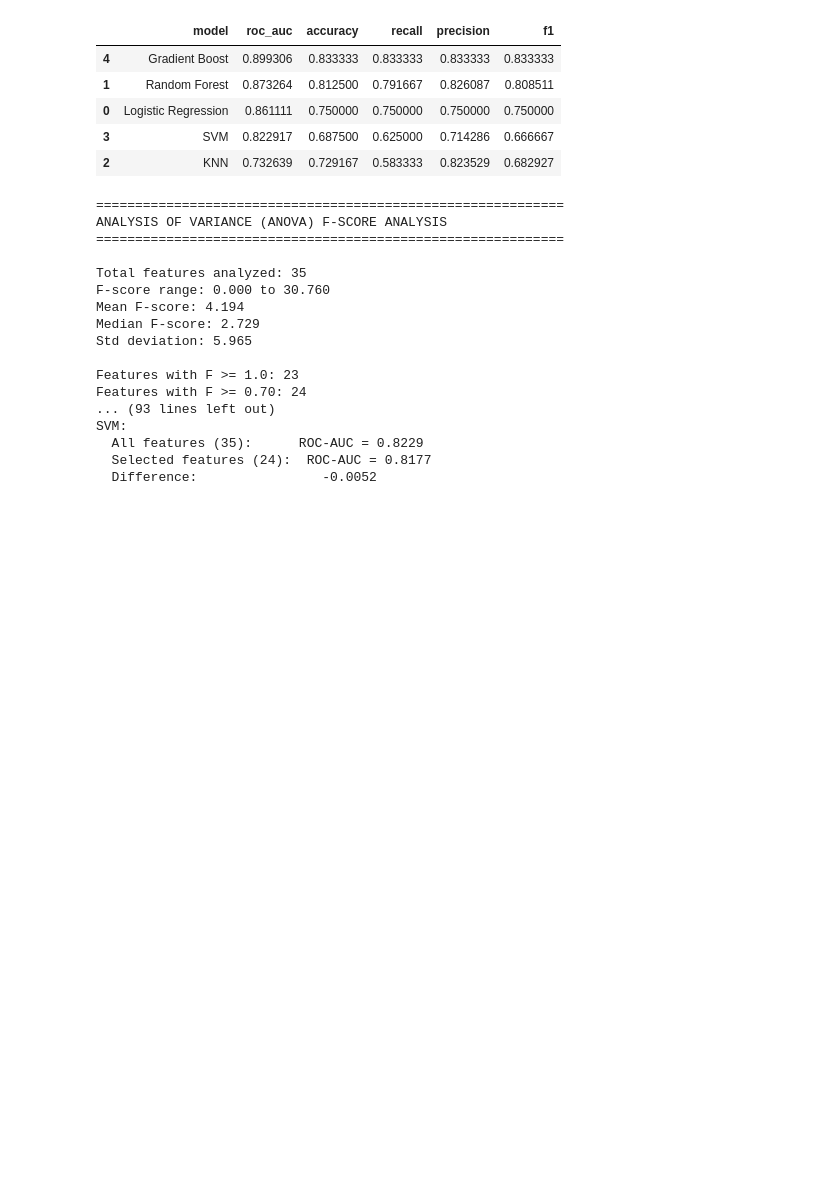
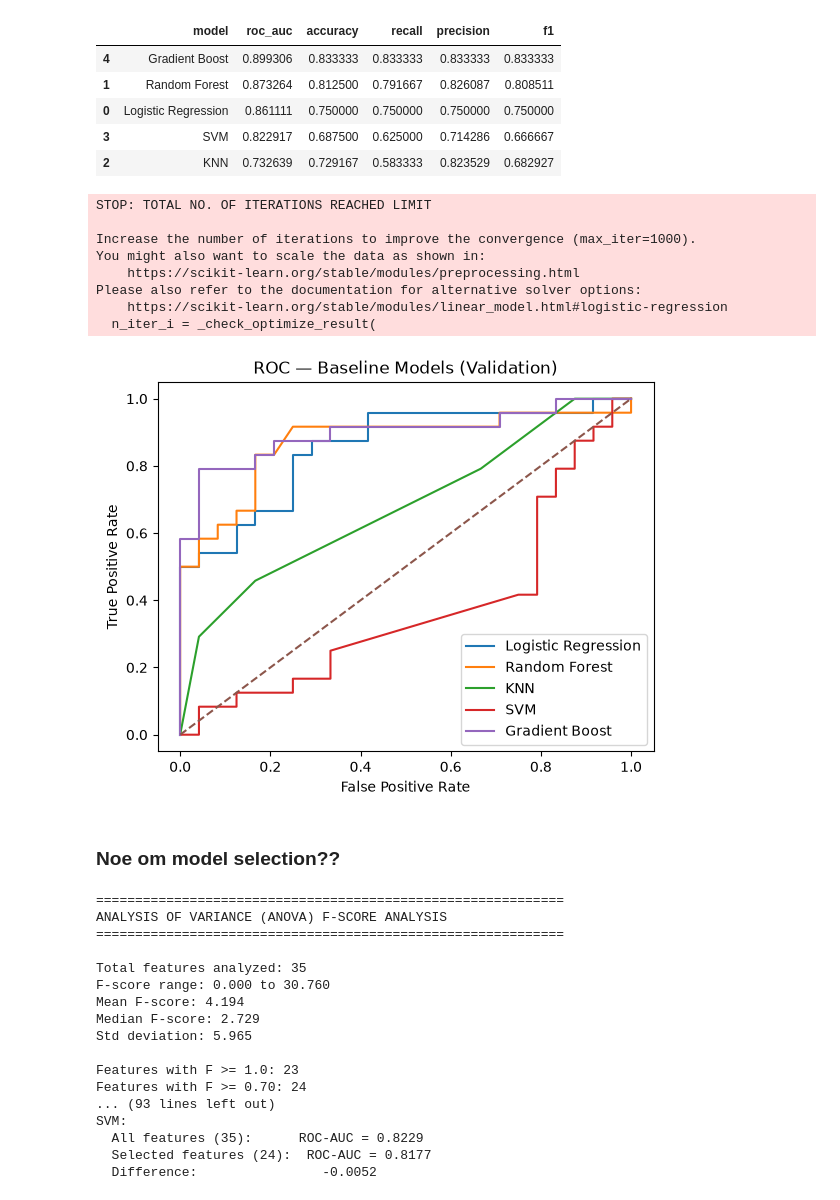
Before and after one commit to esoey/DAT540-Project, a Jupyter notebook: project_gd.ipynb, the cells around one changed output. Cells and saved outputs as stored; diff of their text form; code cells hidden in the pictures; blank space fills up the shorter version.

```diff
--- a/project_gd.ipynb
+++ b/project_gd.ipynb
@@ -349,7 +376,9 @@ models = {
         ("model", LogisticRegression(max_iter=1000, random_state=SEED))
     ]),
 
-    "Random Forest" : RandomForestClassifier(n_estimators=300, random_state=SEED),
+    "Random Forest" : Pipeline([
+        ("model", RandomForestClassifier(n_estimators=300, random_state=SEED))
+        ]),
 
     "KNN" : Pipeline([
         ("scaler", StandardScaler()),
@@ -360,7 +389,9 @@ models = {
         ("scaler", StandardScaler()),
         ("model", SVC(probability=True, random_state=SEED))]),
 
-    "Gradient Boost" : GradientBoostingClassifier(n_estimators=300, random_state=SEED),
+    "Gradient Boost" : Pipeline([
+    ("model", GradientBoostingClassifier(n_estimators=300, random_state=SEED))
+    ])
 }
 # %%
 results = []
@@ -389,6 +420,54 @@ results_df
 | 0 | Logistic Regression | 0.861111 | 0.750000 | 0.750000 | 0.750000 | 0.750000 |
 | 3 | SVM | 0.822917 | 0.687500 | 0.625000 | 0.714286 | 0.666667 |
 | 2 | KNN | 0.732639 | 0.729167 | 0.583333 | 0.823529 | 0.682927 |
+# %%
+plt.figure()
+for name in models.keys():
+    # Refit to ensure we have the trained instance here (for clarity)
+    match name:
+        case "Logistic Regression":
+            clf = LogisticRegression(max_iter=1000, random_state=42)
+        case "Random Forest":
+            clf = RandomForestClassifier(n_estimators=300, random_state=42)
+        case "KNN":
+            clf = KNeighborsClassifier(n_neighbors=5)
+        case "SVM":
+            clf = SVC(probability=True, random_state=42)
+        case "Gradient Boost":
+            clf = GradientBoostingClassifier(n_estimators=300, random_state=42)
+        case _:
+            raise ValueError(f"Unknown model name: {name}")
+
+    clf.fit(X_train, y_train)
+    if hasattr(clf, "predict_proba"):
+        y_prob = clf.predict_proba(X_valid)[:,1]
+        fpr, tpr, _ = roc_curve(y_valid, y_prob)
+        plt.plot(fpr, tpr, label=name)
+    elif hasattr(clf, "decision_function"):
+        scores = clf.decision_function(X_valid)
+        # normalize to [0,1] to plot ROC
+        s = (scores - scores.min())/(scores.max()-scores.min()+1e-9)
+        fpr, tpr, _ = roc_curve(y_valid, s)
+        plt.plot(fpr, tpr, label=name)
+
+plt.plot([0,1],[0,1], linestyle="--")
+plt.xlabel("False Positive Rate")
+plt.ylabel("True Positive Rate")
+plt.title("ROC — Baseline Models (Validation)")
+plt.legend()
+plt.show()
+# %% [output]
+STOP: TOTAL NO. OF ITERATIONS REACHED LIMIT
+
+Increase the number of iterations to improve the convergence (max_iter=1000).
+You might also want to scale the data as shown in:
+    https://scikit-learn.org/stable/modules/preprocessing.html
+Please also refer to the documentation for alternative solver options:
+    https://scikit-learn.org/stable/modules/linear_model.html#logistic-regression
+  n_iter_i = _check_optimize_result(
+[figure, added]
+# %% [markdown]
+### Noe om model selection??
 # %%
 F_vals, p_vals = f_classif(X_train_selected, y_train)
 feature_names = X_train_selected.columns
```
Also changed, not shown: parts of 17 cells of this notebook.
